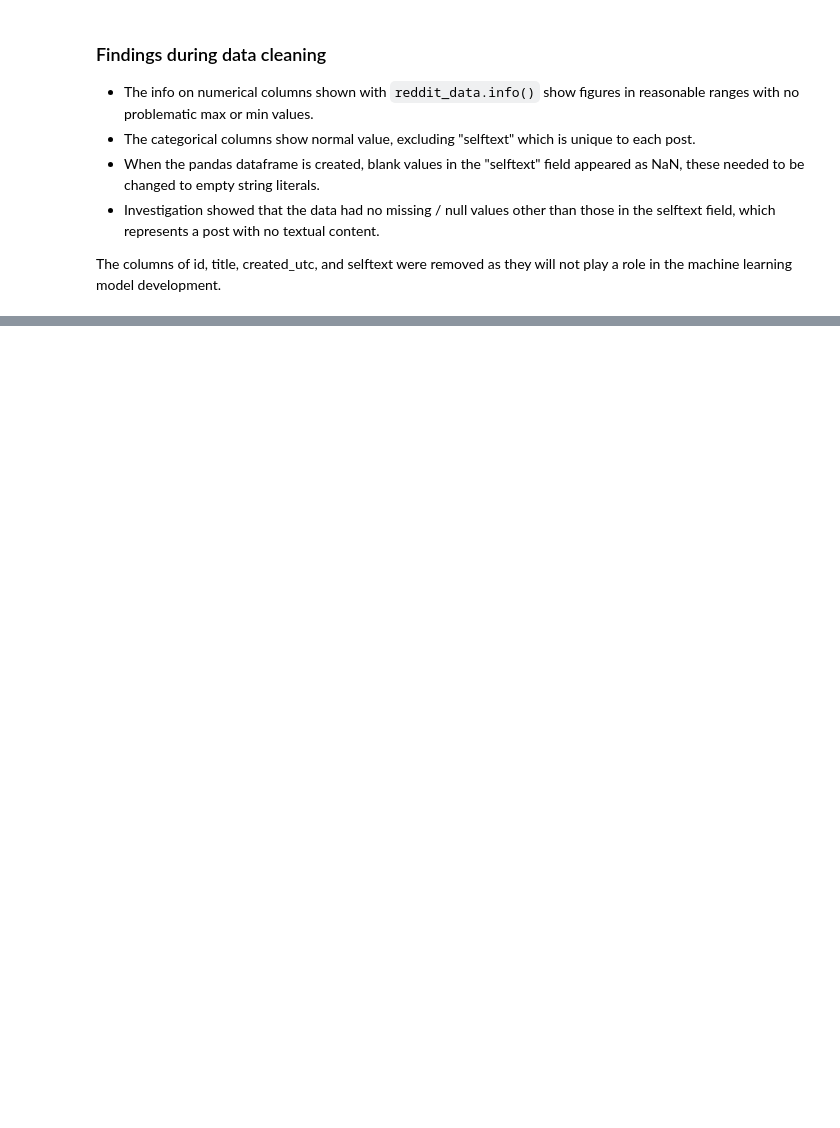
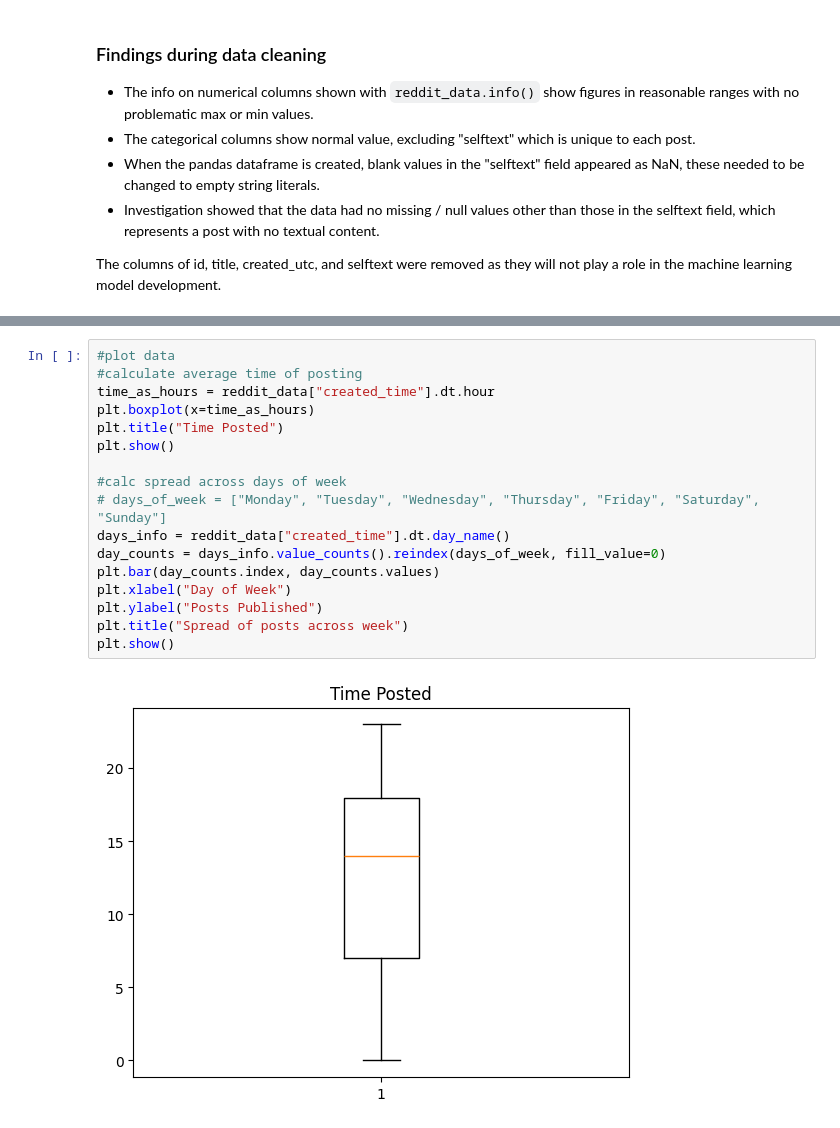
Before and after one commit to chealy90/data-science-ca2, a Jupyter notebook: DataAnalysis.ipynb, the cells around one changed output, grey strips where cells are left out. Saved outputs shown, nothing was run; the diff lists cells and outputs as text; blank space fills up the shorter version.

Commit message:
Data exploration, univariate analysis started

```diff
--- a/DataAnalysis.ipynb
+++ b/DataAnalysis.ipynb
@@ -132,0 +142,19 @@ The columns of id, title, created_utc, and selftext were removed as they will no
+# %%
+#plot data
+#calculate average time of posting
+time_as_hours = reddit_data["created_time"].dt.hour
+plt.boxplot(x=time_as_hours)
+plt.title("Time Posted")
+plt.show()
+
+#calc spread across days of week
+# days_of_week = ["Monday", "Tuesday", "Wednesday", "Thursday", "Friday", "Saturday", "Sunday"]
+days_info = reddit_data["created_time"].dt.day_name()
+day_counts = days_info.value_counts().reindex(days_of_week, fill_value=0)
+plt.bar(day_counts.index, day_counts.values)
+plt.xlabel("Day of Week")
+plt.ylabel("Posts Published")
+plt.title("Spread of posts across week")
+plt.show()
+# %% [output]
+[figure, added]
```
Also changed, not shown: parts of 10 cells of this notebook.
